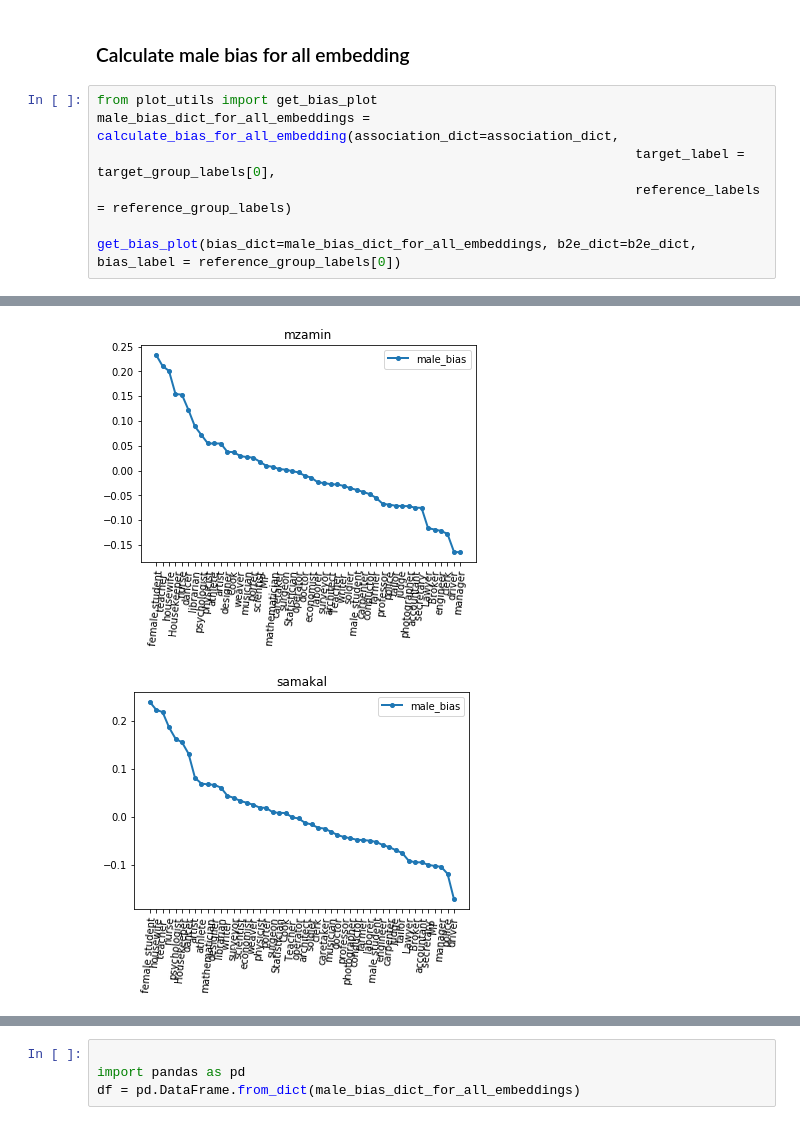
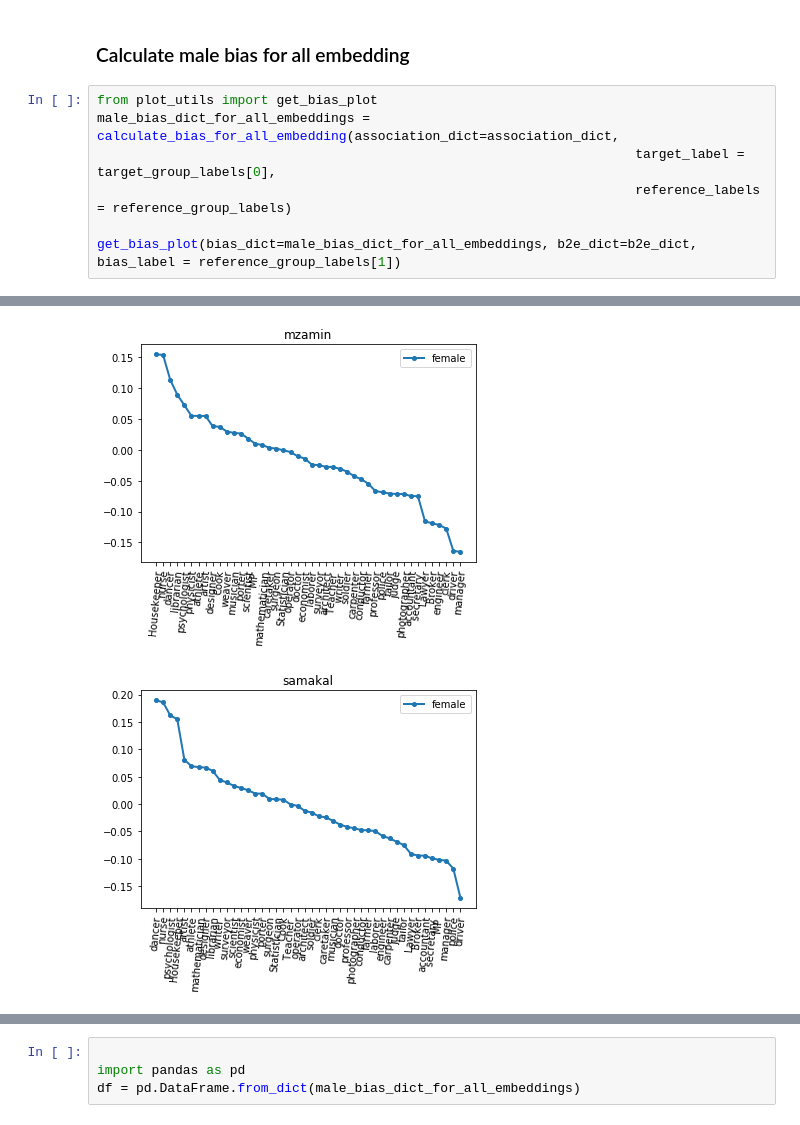
Before and after one commit to facevoid/newspaper-biasness-analysis, a Jupyter notebook: male_female_biasness_calculation.ipynb, the cells around one changed output, grey strips where cells are left out. Cells and saved outputs as stored; diff of their text form.

```diff
--- a/male_female_biasness_calculation.ipynb
+++ b/male_female_biasness_calculation.ipynb
@@ -57,5 +84,5 @@ male_bias_dict_for_all_embeddings = calculate_bias_for_all_embedding(association
                                                                      target_label = target_group_labels[0],
                                                                      reference_labels = reference_group_labels)
 
-get_bias_plot(bias_dict=male_bias_dict_for_all_embeddings, b2e_dict=b2e_dict, bias_label = reference_group_labels[0])
+get_bias_plot(bias_dict=male_bias_dict_for_all_embeddings, b2e_dict=b2e_dict, bias_label = reference_group_labels[1])
 # %% [output]
@@ -64,2 +91,2 @@ get_bias_plot(bias_dict=male_bias_dict_for_all_embeddings, b2e_dict=b2e_dict, bi
-[figure, old version]
+[figure, new version]
-[figure, old version]
+[figure, new version]
```
Also changed, not shown: parts of 4 cells of this notebook, 11 other files.
